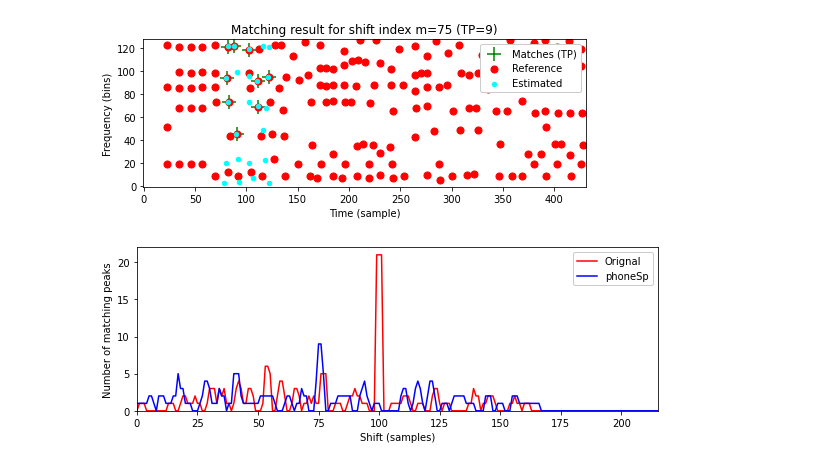
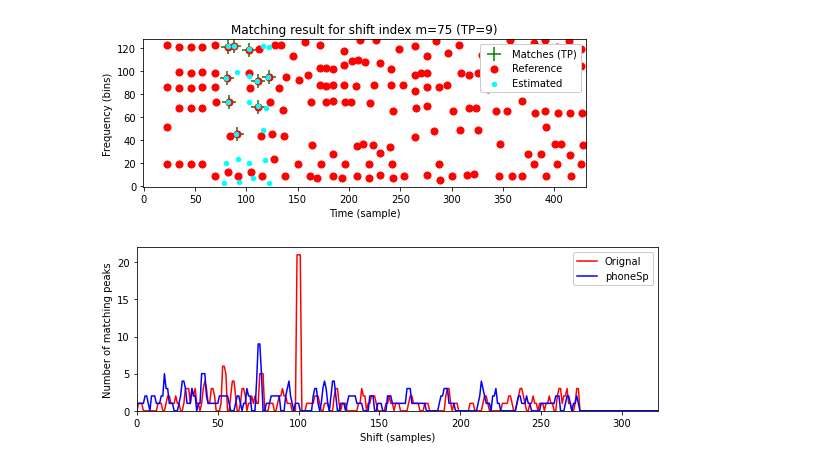
Before and after one commit to oyd11/music_match_libfmp, a Jupyter notebook: C7S1_AudioIdentification_kobic.ipynb, the cells around one changed output. Cells and saved outputs as stored; diff of their text form; code cells hidden in the pictures.

```diff
--- a/C7S1_AudioIdentification_kobic.ipynb
+++ b/C7S1_AudioIdentification_kobic.ipynb
@@ -362,32 +362,32 @@ plot_shifted_Cmap(Cmap_D, Cmap_Q, shift=shift_max_1)
 [figure]
 # %%
 
-seconds_limit = 10.0
+seconds_limit = 15.0
 
 def compute_Delta(fn_wav_D, fn_wav_Q, seg_start=100, seg_end=150, dist_freq=11,
                   dist_time=5, tol_freq=1, tol_time=1):
     Y_D = compute_spectrogram(fn_wav_D, duration=seconds_limit)
     Cmap_D = compute_constellation_map(Y_D, dist_freq=dist_freq, dist_time=dist_time)
     Y_Q = compute_spectrogram(fn_wav_Q, duration=seconds_limit)
     Y_Q = Y_Q[:, seg_start:seg_end]
     Cmap_Q = compute_constellation_map(Y_Q, dist_freq=dist_freq, dist_time=dist_time)
     Delta, shift_max = compute_matching_function(Cmap_D, Cmap_Q,
                                                  tol_freq=tol_freq, tol_time=tol_time)
     return Delta, shift_max
 
 fn_wav_Q = fdialog.selected
 Delta_0, shift_max_0 = compute_Delta(fn_wav_D, fn_wav_Q)
 fn_wav_Q = '/home/kobi/tmpMusic/phoneSpeakerInRoom/crazy.mp3'
 # fn_wav_Q = '/home/kobi/tmpMusic/phoneSpeakerInRoom/7nat.mp3'
 Delta_1, shift_max_1 = compute_Delta(fn_wav_D, fn_wav_Q)
 
 y_max = Delta_0[shift_max_0] + 1
 fig, ax, line = libfmp.b.plot_signal(Delta_0, ylim=[0, y_max], color='r',
                                      xlabel='Shift (samples)',
                                      ylabel='Number of matching peaks',
                                      figsize=(8, 3))
 ax.plot(Delta_1, color='b')
 plt.legend(['Orignal', 'phoneSp', 'Coding', 'Talking'], loc='upper right', framealpha=1)
 plt.show()
 # %% [output]
-[figure, old version]
+[figure, new version]
```
Also changed, not shown: parts of 1 cell of this notebook, 11 other files.
